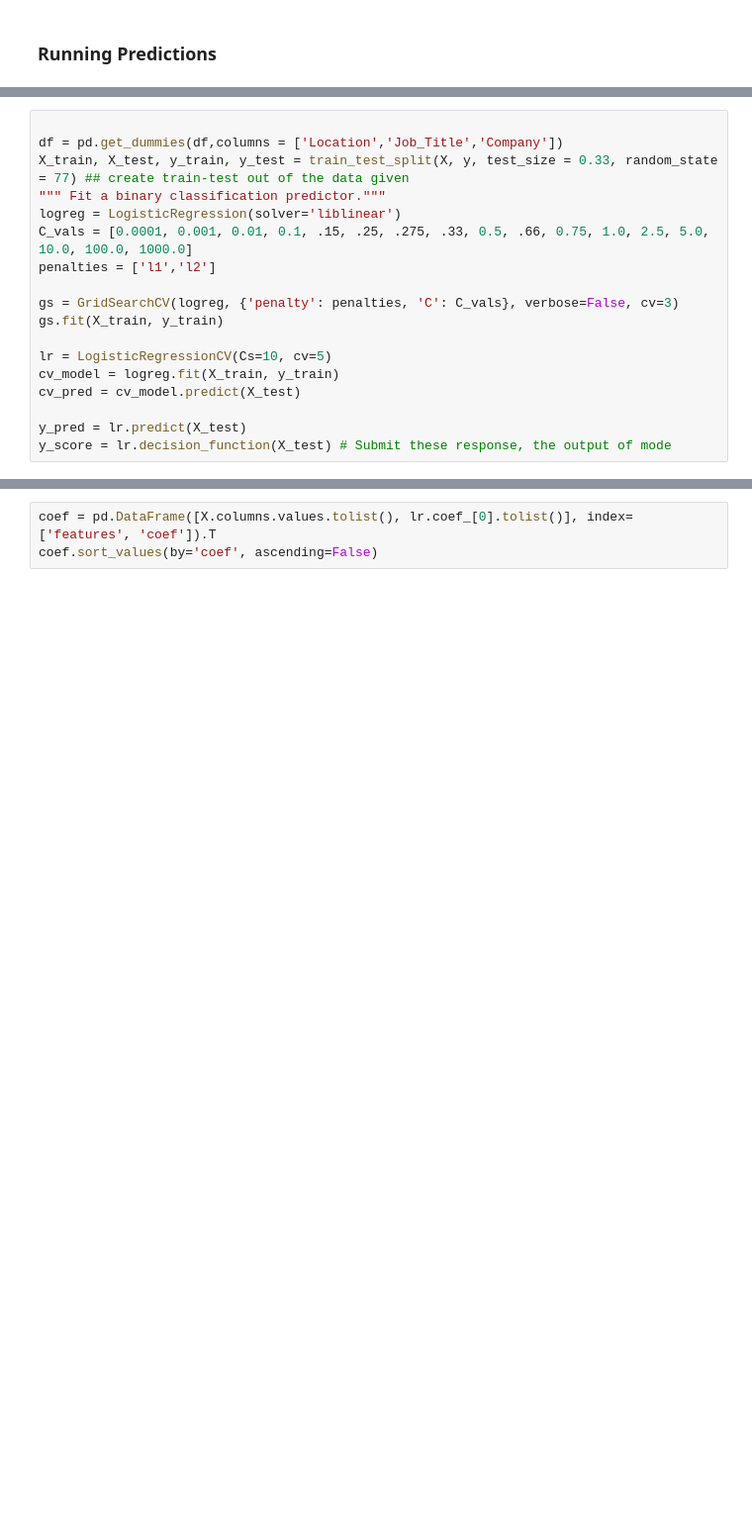
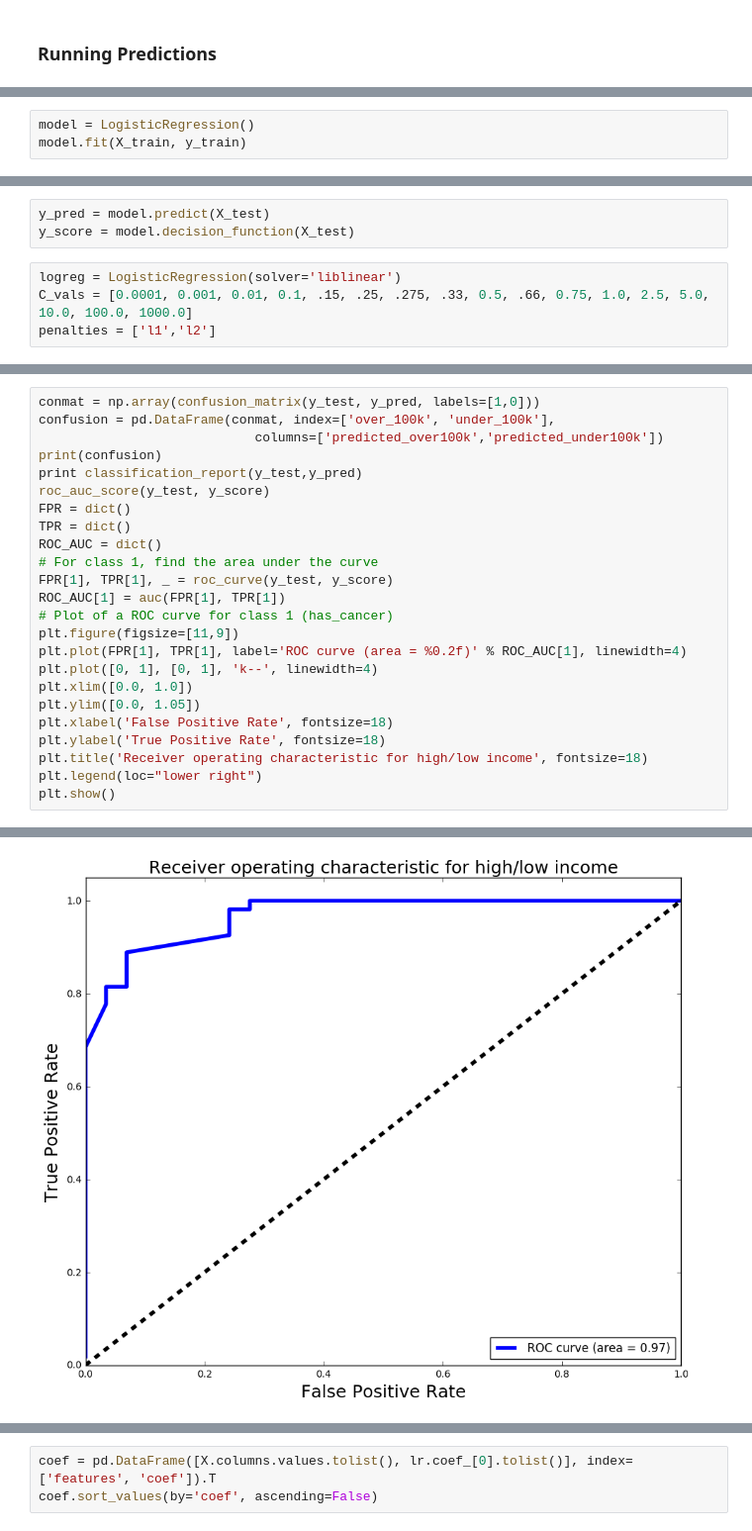
Before and after one commit to spockl/GA-DSI, a Jupyter notebook: projects/projects-weekly/project-04/Pocklington_Project4.ipynb, the cells around one changed output, grey strips where cells are left out. Shown at 99% size. Drawn from its saved outputs; the diff is of its cells as text; blank space fills up the shorter version.

```diff
--- a/projects/projects-weekly/project-04/Pocklington_Project4.ipynb
+++ b/projects/projects-weekly/project-04/Pocklington_Project4.ipynb
@@ -154,0 +329,3 @@ df['Salary'].unique()
+# %%
+model = LogisticRegression()
+model.fit(X_train, y_train)
@@ -155,18 +337,7 @@ df['Salary'].unique()
+# %%
+y_pred = model.predict(X_test)
+y_score = model.decision_function(X_test)
 # %%
-
-df = pd.get_dummies(df,columns = ['Location','Job_Title','Company'])
-X_train, X_test, y_train, y_test = train_test_split(X, y, test_size = 0.33, random_state = 77) ## create train-test out of the data given
-""" Fit a binary classification predictor."""
 logreg = LogisticRegression(solver='liblinear')
 C_vals = [0.0001, 0.001, 0.01, 0.1, .15, .25, .275, .33, 0.5, .66, 0.75, 1.0, 2.5, 5.0, 10.0, 100.0, 1000.0]
 penalties = ['l1','l2']
-
-gs = GridSearchCV(logreg, {'penalty': penalties, 'C': C_vals}, verbose=False, cv=3)
-gs.fit(X_train, y_train)
-
-lr = LogisticRegressionCV(Cs=10, cv=5)
-cv_model = logreg.fit(X_train, y_train)
-cv_pred = cv_model.predict(X_test)
-
-y_pred = lr.predict(X_test)
-y_score = lr.decision_function(X_test) # Submit these response, the output of mode
@@ -180,0 +367,25 @@ roc_auc_score(Y_test, y_score)
+# %%
+conmat = np.array(confusion_matrix(y_test, y_pred, labels=[1,0]))
+confusion = pd.DataFrame(conmat, index=['over_100k', 'under_100k'],
+                            columns=['predicted_over100k','predicted_under100k'])
+print(confusion)
+print classification_report(y_test,y_pred)
+roc_auc_score(y_test, y_score)
+FPR = dict()
+TPR = dict()
+ROC_AUC = dict()
+# For class 1, find the area under the curve
+FPR[1], TPR[1], _ = roc_curve(y_test, y_score)
+ROC_AUC[1] = auc(FPR[1], TPR[1])
+# Plot of a ROC curve for class 1 (has_cancer)
+plt.figure(figsize=[11,9])
+plt.plot(FPR[1], TPR[1], label='ROC curve (area = %0.2f)' % ROC_AUC[1], linewidth=4)
+plt.plot([0, 1], [0, 1], 'k--', linewidth=4)
+plt.xlim([0.0, 1.0])
+plt.ylim([0.0, 1.05])
+plt.xlabel('False Positive Rate', fontsize=18)
+plt.ylabel('True Positive Rate', fontsize=18)
+plt.title('Receiver operating characteristic for high/low income', fontsize=18)
+plt.legend(loc="lower right")
+plt.show()
+# %% [output]
@@ -180,0 +401 @@ roc_auc_score(Y_test, y_score)
+[figure, added]
```
Also changed, not shown: parts of 38 cells of this notebook, 3 other files.
